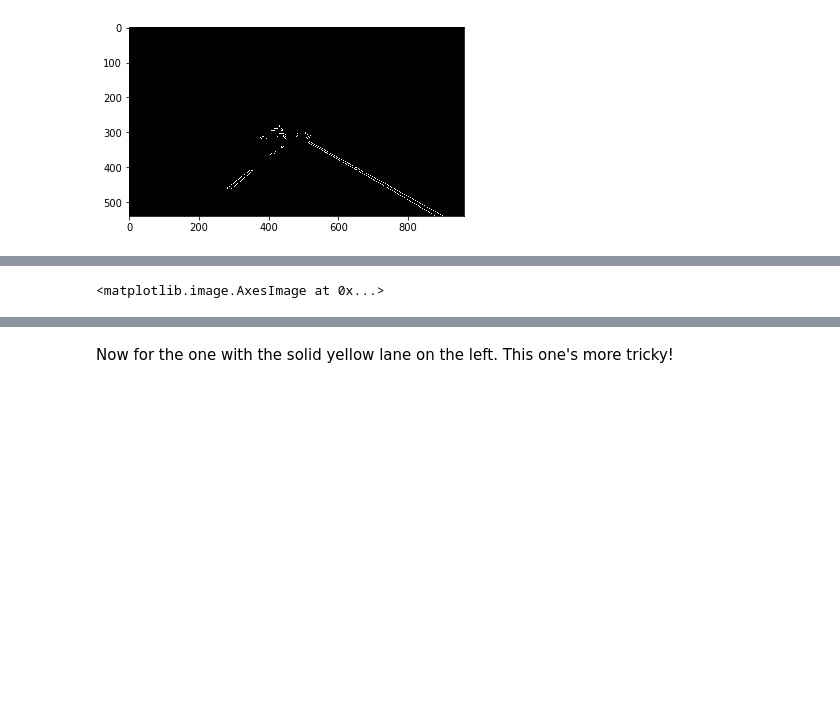
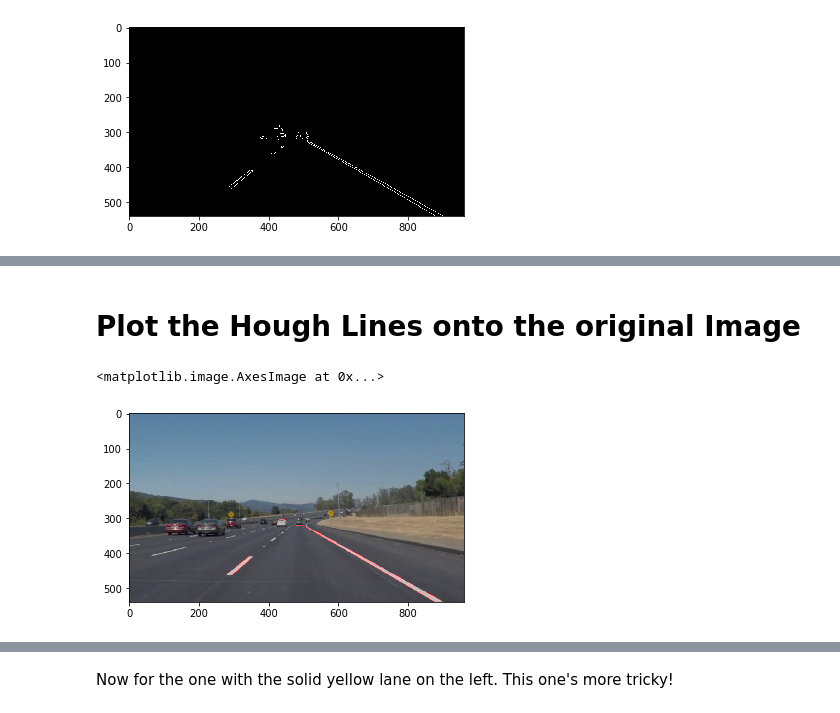
Before and after one commit to JohnMansell/P1_findingLaneLines, a Jupyter notebook: P1.ipynb, the cells around one changed output, grey strips where cells are left out. Drawn from its saved outputs; the diff is of its cells as text; code cells hidden in the pictures; blank space fills up the shorter version.

```diff
--- a/P1.ipynb
+++ b/P1.ipynb
@@ -289,6 +233,9 @@ show(line_image)
+# %% [markdown]
+# Plot the Hough Lines onto the original Image
 # %%
-# Draw the lines on the edge image
-lines_edges = weighted_img(line_image, frame1.color)
+# Draw hough lines on the edge image
+lines_edges = weighted_img(hough_image, frame1.color)
 plt.imshow(lines_edges)
 # %% [output]
 <matplotlib.image.AxesImage at 0x...>
+[figure, added]
```
Also changed, not shown: parts of 69 cells of this notebook.
